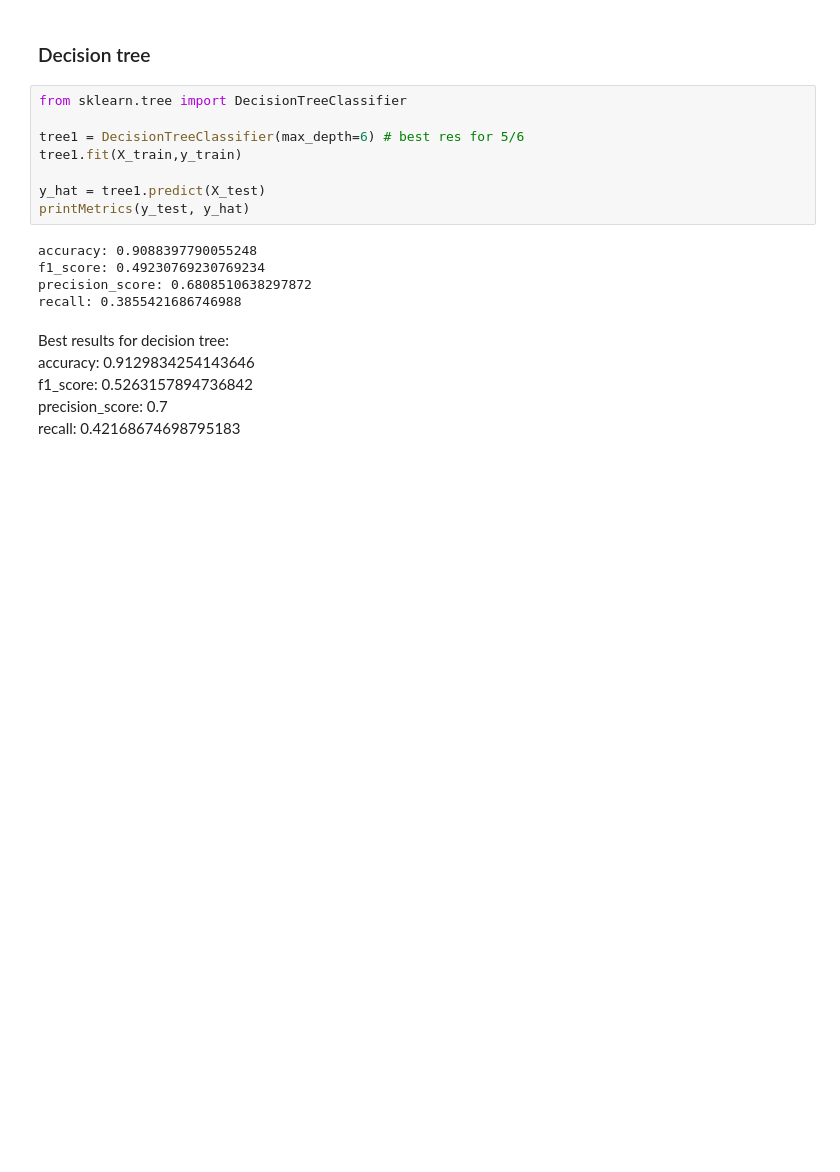
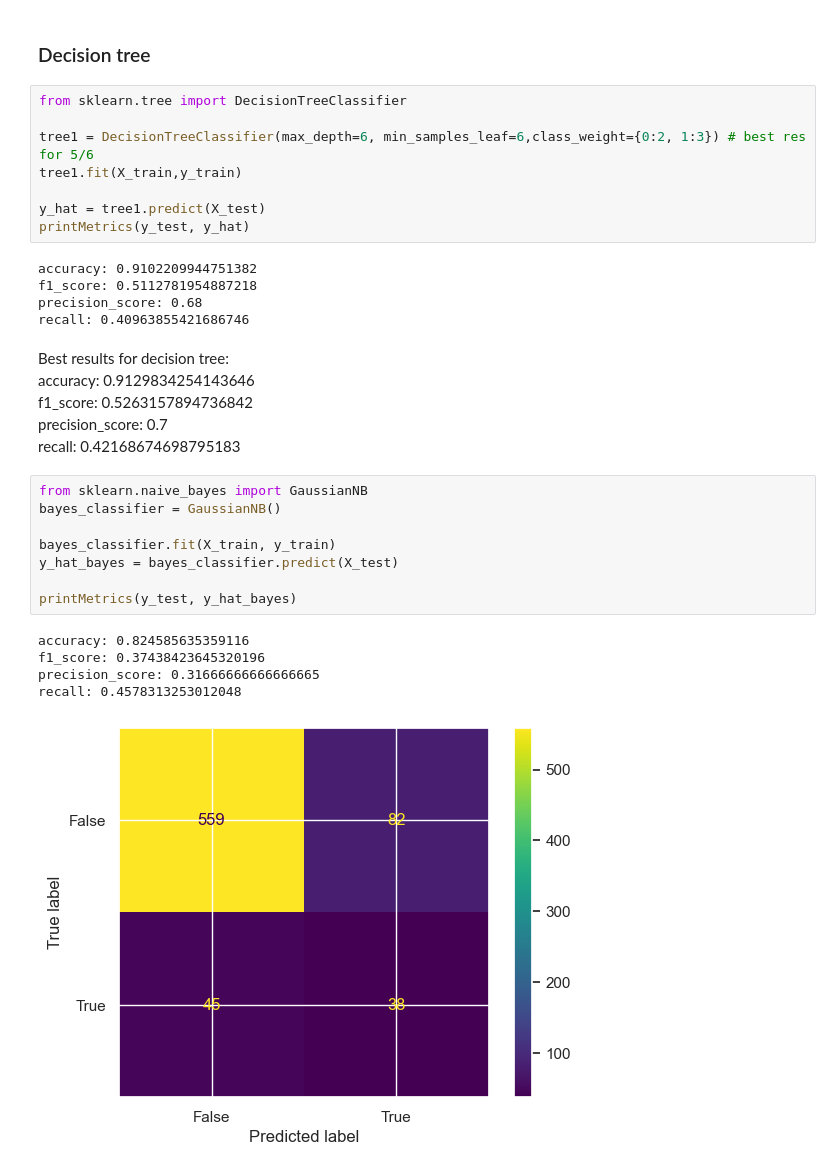
Before and after one commit to UserKrzysztof/MachineLearning-project1, a Jupyter notebook: code/features_engineering_v0.ipynb, the cells around one changed output. Saved outputs shown, nothing was run; the diff lists cells and outputs as text; blank space fills up the shorter version.

```diff
--- a/code/features_engineering_v0.ipynb
+++ b/code/features_engineering_v0.ipynb
@@ -544,19 +548,33 @@ Please also refer to the documentation for alternative solver options:
 # %%
 from sklearn.tree import DecisionTreeClassifier
 
-tree1 = DecisionTreeClassifier(max_depth=6) # best res for 5/6
+tree1 = DecisionTreeClassifier(max_depth=6, min_samples_leaf=6,class_weight={0:2, 1:3}) # best res for 5/6
 tree1.fit(X_train,y_train)
 
 y_hat = tree1.predict(X_test)
 printMetrics(y_test, y_hat)
 # %% [output]
-accuracy: 0.9088397790055248
-f1_score: 0.49230769230769234
-precision_score: 0.6808510638297872
-recall: 0.3855421686746988
+accuracy: 0.9102209944751382
+f1_score: 0.5112781954887218
+precision_score: 0.68
+recall: 0.40963855421686746
 # %% [markdown]
 Best results for decision tree: <br>
 accuracy: 0.9129834254143646 <br>
 f1_score: 0.5263157894736842 <br>
 precision_score: 0.7 <br>
 recall: 0.42168674698795183 <br>
+# %%
+from sklearn.naive_bayes import GaussianNB
+bayes_classifier = GaussianNB()
+
+bayes_classifier.fit(X_train, y_train)
+y_hat_bayes = bayes_classifier.predict(X_test)
+
+printMetrics(y_test, y_hat_bayes)
+# %% [output]
+accuracy: 0.824585635359116
+f1_score: 0.37438423645320196
+precision_score: 0.31666666666666665
+recall: 0.4578313253012048
+[figure, added]
```
Also changed, not shown: parts of 6 cells of this notebook.
